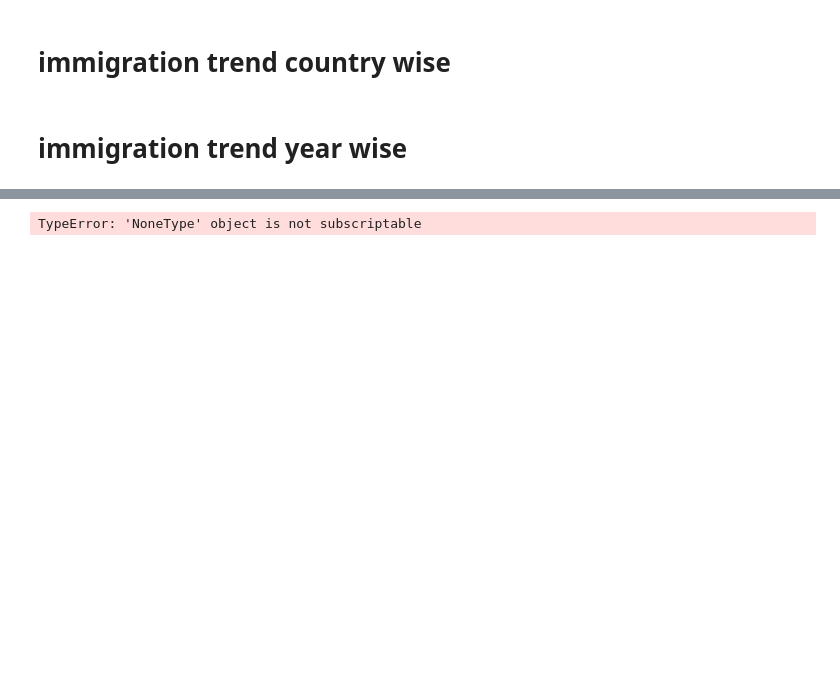
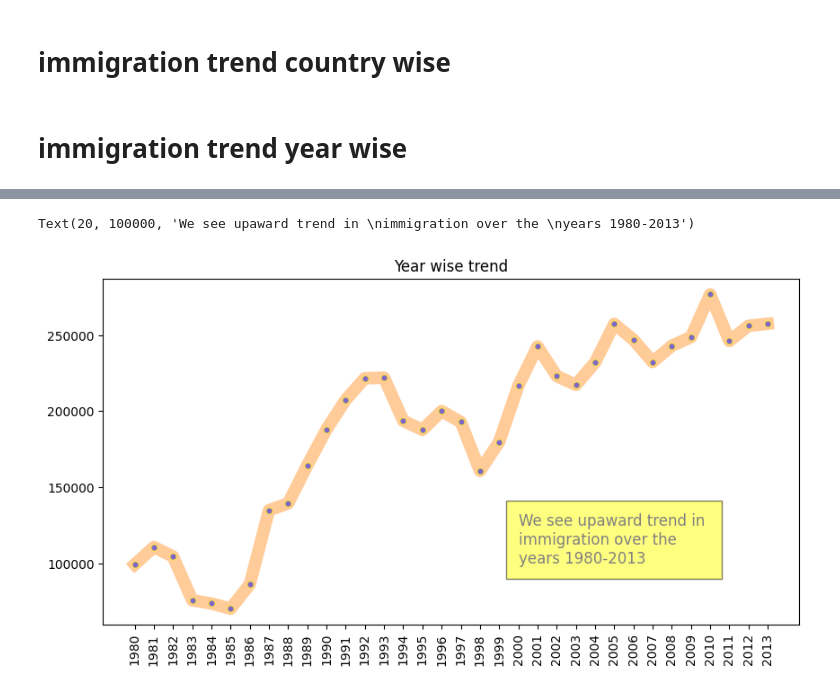
Before and after one commit to Vanshaj14Mohan/Python-data-science, a Jupyter notebook: immigration_analysis/data/analysis.ipynb, the cells around one changed output, grey strips where cells are left out. Cells and saved outputs as stored; diff of their text form; code cells hidden in the pictures; blank space fills up the shorter version.

Commit message:
Graphs

```diff
--- a/immigration_analysis/data/analysis.ipynb
+++ b/immigration_analysis/data/analysis.ipynb
@@ -263,19 +281,23 @@ TypeError: 'NoneType' object is not subscriptable
 # %%
 years = list(range(1980, 2014))
 a = df[years].sum().plot(
     kind='line',
     figsize=(10,5),
     xticks=range(0, 34),
     rot=90,
     color='#ff9933',
     marker='o', # `x, +, *, s, d, o, ., 1, 2, 3, 4, h, H, _`
     ms=5, # or markersize=5
     lw=10, # or linewidth=5
     alpha=0.5, # transparency
     linestyle='-', # or '--' or '-.' or ':'
     markerfacecolor='blue',
     markeredgecolor='yellow',
     title = 'Year wise trend'
 )
+a.text(20, 100000, "We see upaward trend in \nimmigration over the \nyears 1980-2013",
+       fontsize=12, color="gray",
+       bbox = dict(facecolor="yellow", alpha=0.5,pad=10))
 # %% [output]
-TypeError: 'NoneType' object is not subscriptable
+Text(20, 100000, 'We see upaward trend in \nimmigration over the \nyears 1980-2013')
+[figure, added]
```
Also changed, not shown: parts of 4 cells of this notebook.
